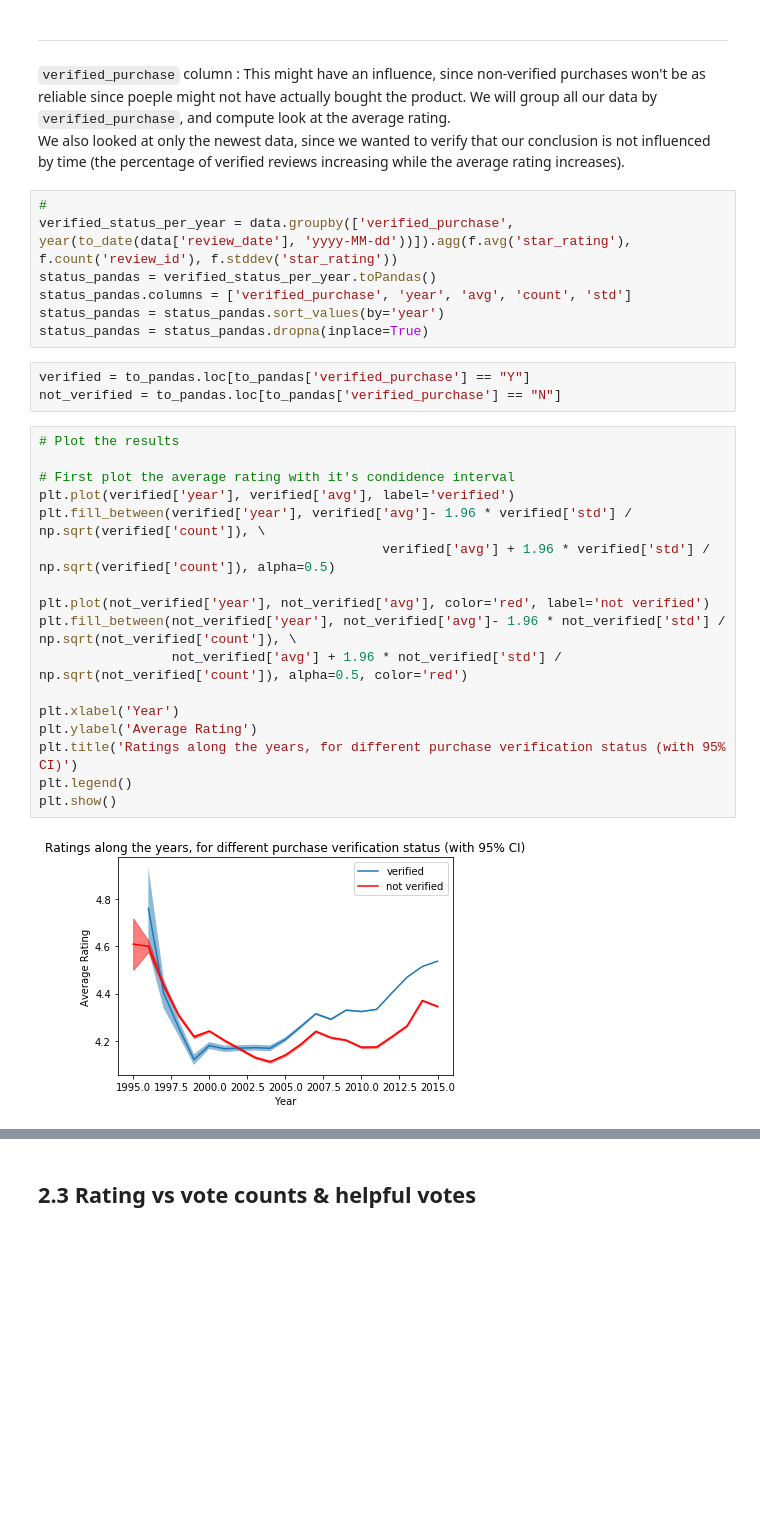
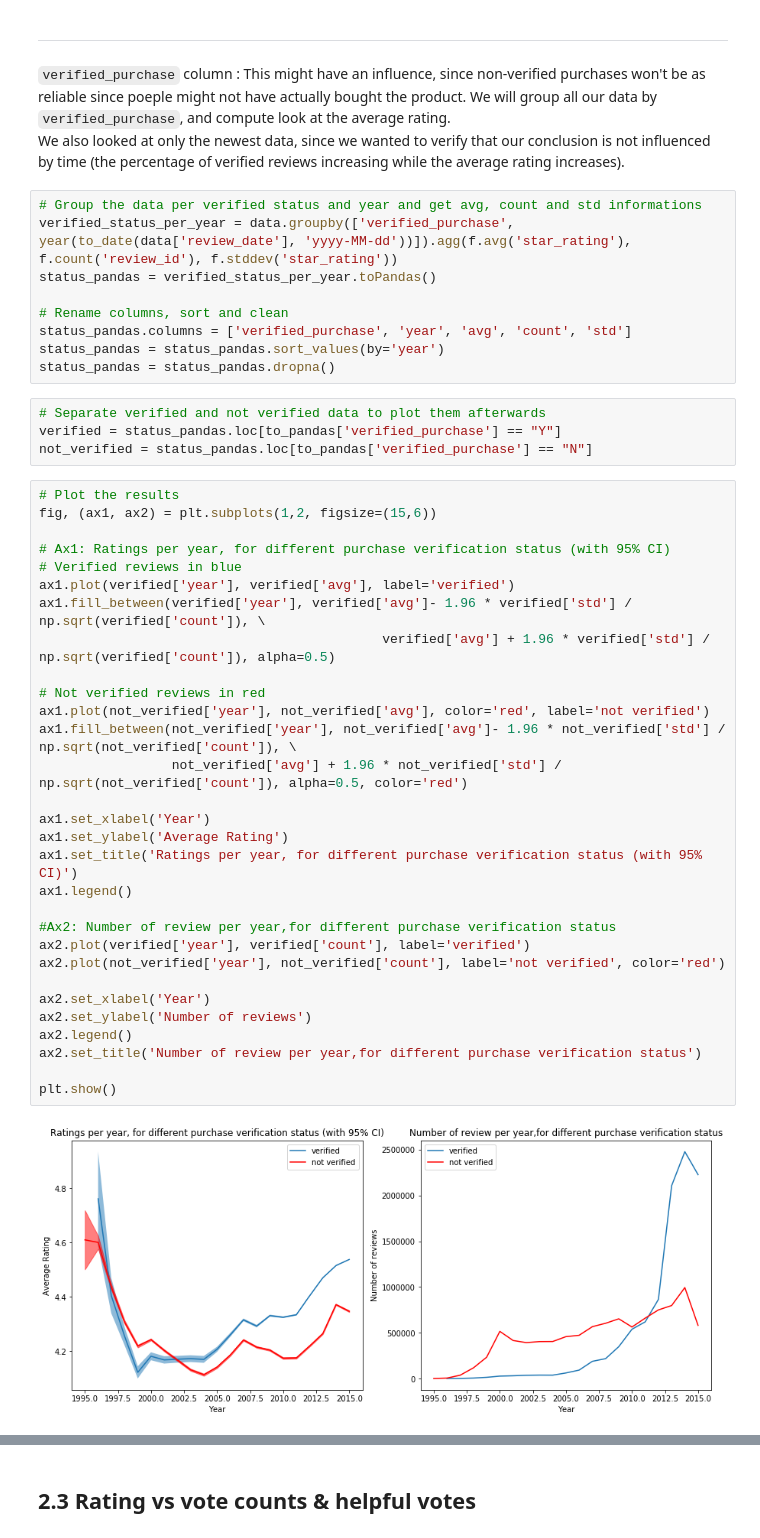
Before and after one commit to Billotais/cs_401_project, a Jupyter notebook: notebook.ipynb, the cells around one changed output, grey strips where cells are left out. Drawn from its saved outputs; the diff is of its cells as text; blank space fills up the shorter version.

Commit message:
changed 2.2, added number of reviews per year

```diff
--- a/notebook.ipynb
+++ b/notebook.ipynb
@@ -56,34 +56,50 @@ We will use the `review_date` in order to hopefully estimate the peoples happine
 `verified_purchase` column : This might have an influence, since non-verified purchases won't be as reliable since poeple might not have actually bought the product. We will group all our data by `verified_purchase`, and compute look at the average rating.<br>
 We also looked at only the newest data, since we wanted to verify that our conclusion is not influenced by time (the percentage of verified reviews increasing while the average rating increases).
 # %%
-#
+# Group the data per verified status and year and get avg, count and std informations
 verified_status_per_year = data.groupby(['verified_purchase', year(to_date(data['review_date'], 'yyyy-MM-dd'))]).agg(f.avg('star_rating'), f.count('review_id'), f.stddev('star_rating'))
 status_pandas = verified_status_per_year.toPandas()
+
+# Rename columns, sort and clean
 status_pandas.columns = ['verified_purchase', 'year', 'avg', 'count', 'std']
 status_pandas = status_pandas.sort_values(by='year')
-status_pandas = status_pandas.dropna(inplace=True)
+status_pandas = status_pandas.dropna()
 # %%
-verified = to_pandas.loc[to_pandas['verified_purchase'] == "Y"]
-not_verified = to_pandas.loc[to_pandas['verified_purchase'] == "N"]
+# Separate verified and not verified data to plot them afterwards
+verified = status_pandas.loc[to_pandas['verified_purchase'] == "Y"]
+not_verified = status_pandas.loc[to_pandas['verified_purchase'] == "N"]
 # %%
 # Plot the results
+fig, (ax1, ax2) = plt.subplots(1,2, figsize=(15,6))
 
-# First plot the average rating with it's condidence interval
-plt.plot(verified['year'], verified['avg'], label='verified')
-plt.fill_between(verified['year'], verified['avg']- 1.96 * verified['std'] / np.sqrt(verified['count']), \
+# Ax1: Ratings per year, for different purchase verification status (with 95% CI)
+# Verified reviews in blue
+ax1.plot(verified['year'], verified['avg'], label='verified')
+ax1.fill_between(verified['year'], verified['avg']- 1.96 * verified['std'] / np.sqrt(verified['count']), \
                                             verified['avg'] + 1.96 * verified['std'] / np.sqrt(verified['count']), alpha=0.5)
 
-plt.plot(not_verified['year'], not_verified['avg'], color='red', label='not verified')
-plt.fill_between(not_verified['year'], not_verified['avg']- 1.96 * not_verified['std'] / np.sqrt(not_verified['count']), \
+# Not verified reviews in red
+ax1.plot(not_verified['year'], not_verified['avg'], color='red', label='not verified')
+ax1.fill_between(not_verified['year'], not_verified['avg']- 1.96 * not_verified['std'] / np.sqrt(not_verified['count']), \
                  not_verified['avg'] + 1.96 * not_verified['std'] / np.sqrt(not_verified['count']), alpha=0.5, color='red')
 
-plt.xlabel('Year')
-plt.ylabel('Average Rating')
-plt.title('Ratings along the years, for different purchase verification status (with 95% CI)')
-plt.legend()
+ax1.set_xlabel('Year')
+ax1.set_ylabel('Average Rating')
+ax1.set_title('Ratings per year, for different purchase verification status (with 95% CI)')
+ax1.legend()
+
+#Ax2: Number of review per year,for different purchase verification status
+ax2.plot(verified['year'], verified['count'], label='verified')
+ax2.plot(not_verified['year'], not_verified['count'], label='not verified', color='red')
+
+ax2.set_xlabel('Year')
+ax2.set_ylabel('Number of reviews')
+ax2.legend()
+ax2.set_title('Number of review per year,for different purchase verification status')
+
 plt.show()
 # %% [output]
-[figure, old version]
+[figure, new version]
 # %% [markdown]
 We can clearly see, with a 95% confidence interval, that the average rating is higher for verified reviews in recent years. This is difficult to guess what could have caused it to change along the years, possibly one or more modifications in the conditions to be a verified purchase. It would be good to ignore all unverified reviews, to have more reliable ratings.
 
```
